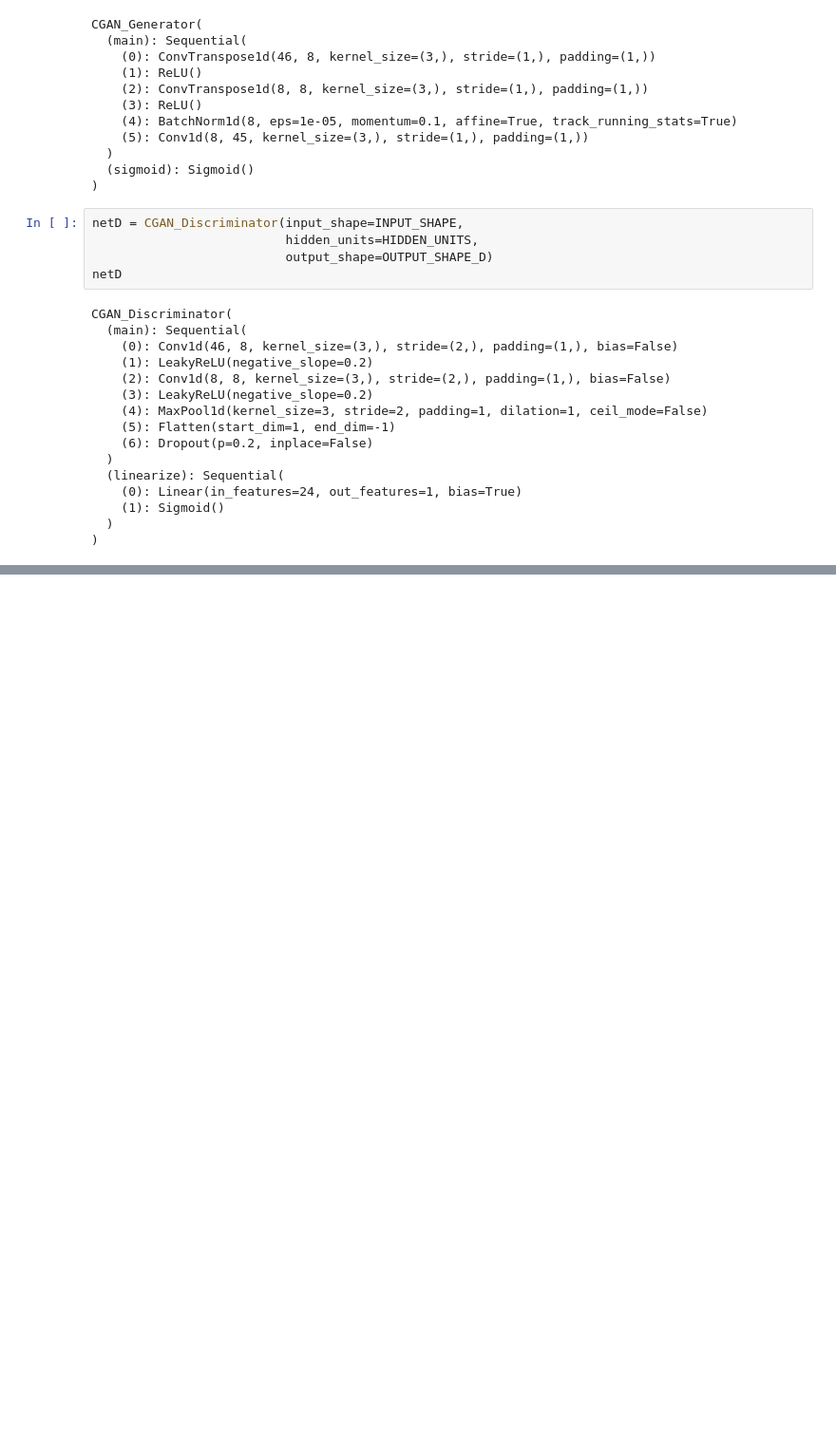
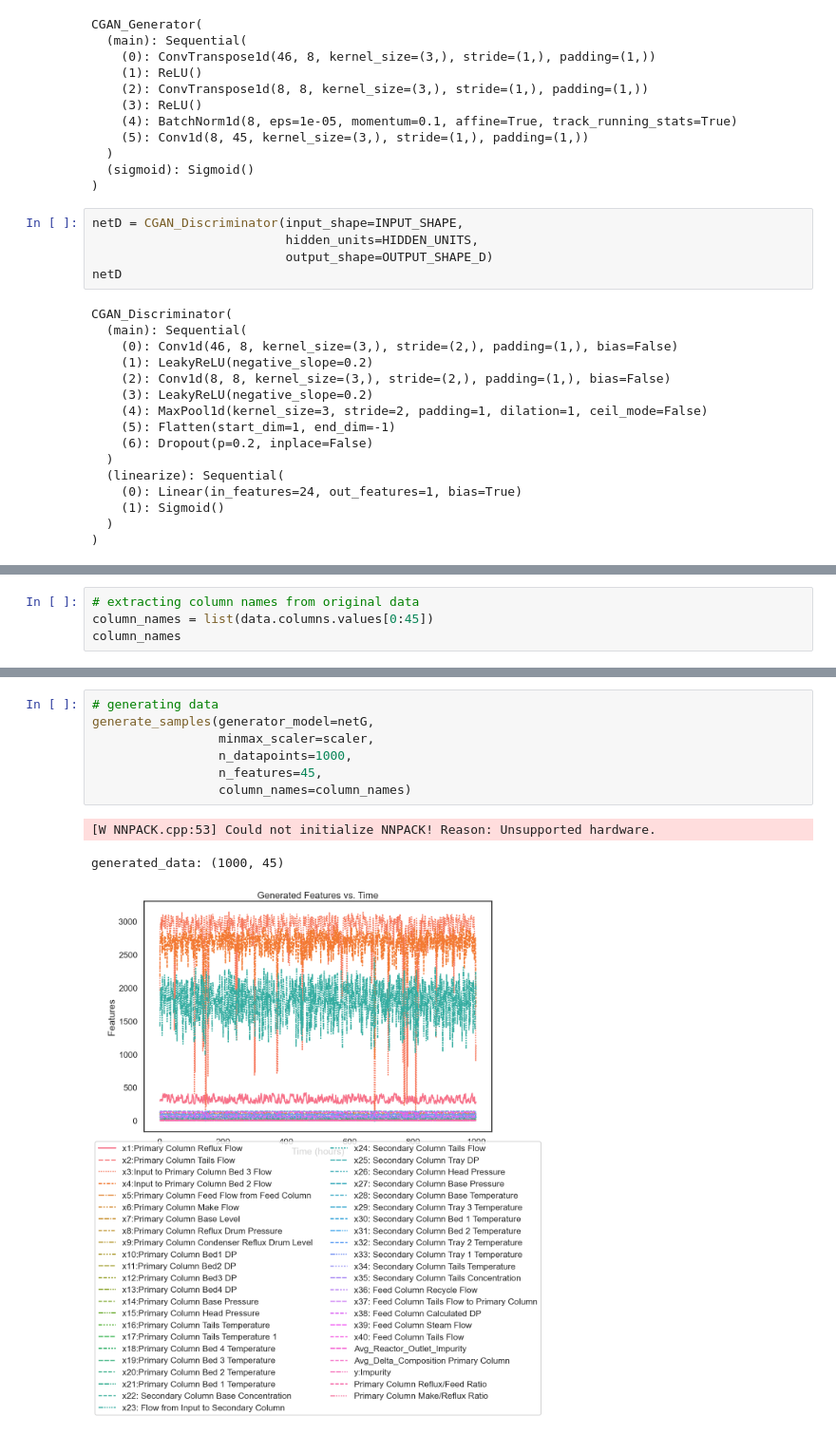
Before and after one commit to Dow-GAN/dowgan, a Jupyter notebook: dowgan-v2/07-cGAN_dataimpurity_functionizing.ipynb, the cells around one changed output, grey strips where cells are left out. Shown at 95% size. Saved outputs shown, nothing was run; the diff lists cells and outputs as text; blank space fills up the shorter version.

```diff
--- a/dowgan-v2/07-cGAN_dataimpurity_functionizing.ipynb
+++ b/dowgan-v2/07-cGAN_dataimpurity_functionizing.ipynb
@@ -157,0 +167,4 @@ get_loss(D_loss_list=D_loss,
+# %%
+# extracting column names from original data
+column_names = list(data.columns.values[0:45])
+column_names
@@ -157,0 +189,11 @@ get_loss(D_loss_list=D_loss,
+# %%
+# generating data
+generate_samples(generator_model=netG,
+                 minmax_scaler=scaler,
+                 n_datapoints=1000,
+                 n_features=45,
+                 column_names=column_names)
+# %% [output]
+[W NNPACK.cpp:53] Could not initialize NNPACK! Reason: Unsupported hardware.
+generated_data: (1000, 45)
+[figure, added]
```
Also changed, not shown: parts of 8 cells of this notebook, 2 other files.
